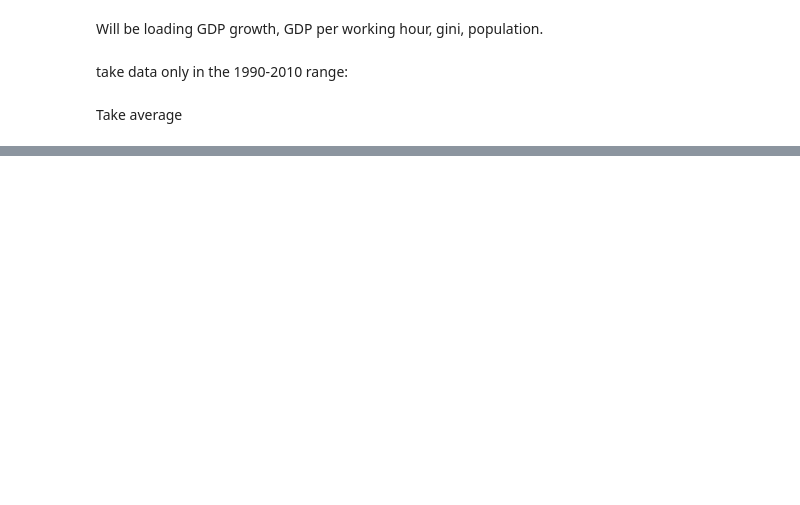
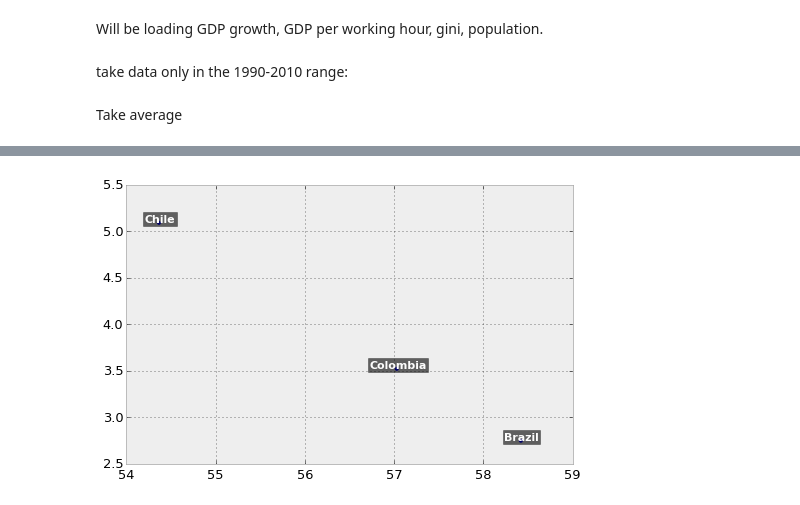
Before and after one commit to giulioungaretti/stats2013, a Jupyter notebook: Project2/DATA_loading.ipynb, the cells around one changed output, grey strips where cells are left out. Saved outputs shown, nothing was run; the diff lists cells and outputs as text; code cells hidden in the pictures; blank space fills up the shorter version.

```diff
--- a/Project2/DATA_loading.ipynb
+++ b/Project2/DATA_loading.ipynb
@@ -39,0 +107,13 @@ summary = pd.DataFrame({'gini': gini.mean(),
+# %%
+B = X[y_pred==4]
+fig,ax = subplots()
+scatt = ax.scatter(B.gini, B.gdp_growth)#, c = y_pred, cmap = color_map)
+for label, x, y   in zip(B.index, B.gini, B.gdp_growth):
+    ax.annotate(
+        label[:10],
+        xy = (x, y), xytext = (1,
+                               1),fontsize=11, weight= 'semibold',color='white', horizontalalignment='center',
+        bbox = dict(color = 'black' , alpha = .6),
+        textcoords = 'offset points')
+# %% [output]
+[figure, added]
```
Also changed, not shown: parts of 7 cells of this notebook, 1 other file.
